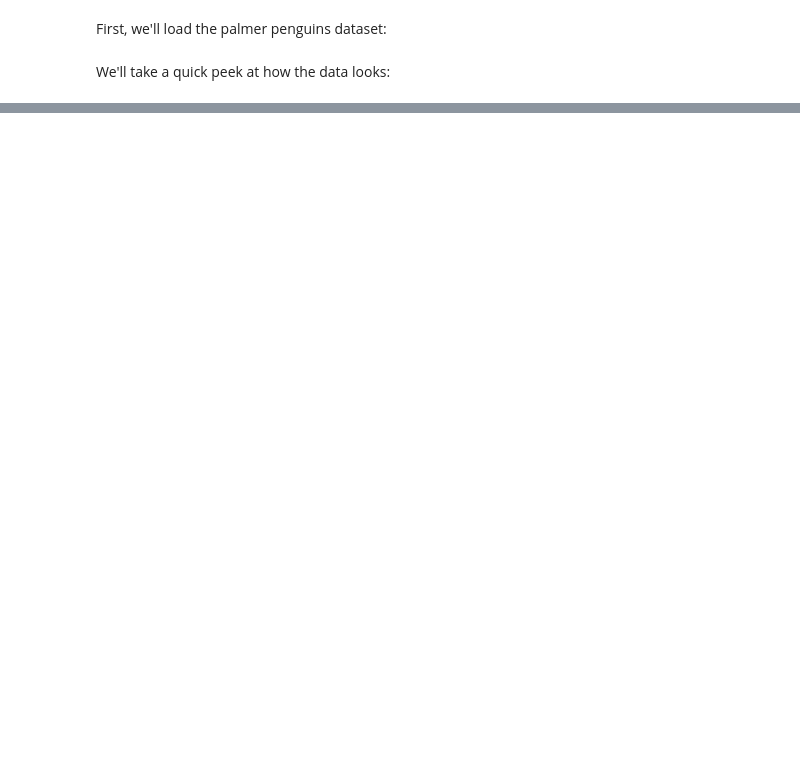
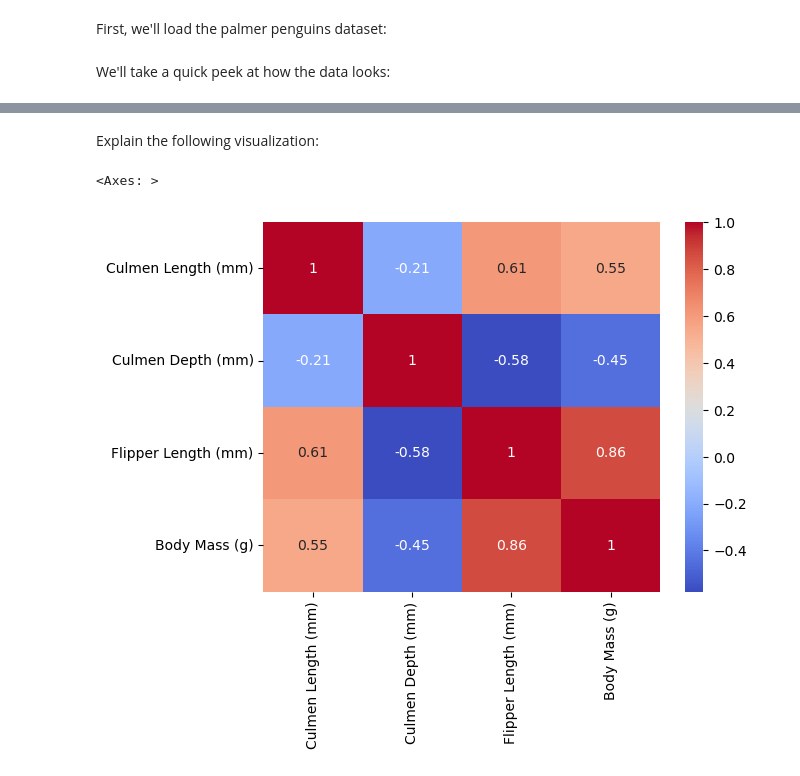
Before and after one commit to charliemoore00/charliemoore00.github.io, a Jupyter notebook: posts/penguins-blog-post/index.ipynb, the cells around one changed output, grey strips where cells are left out. Saved outputs shown, nothing was run; the diff lists cells and outputs as text; code cells hidden in the pictures; blank space fills up the shorter version.

```diff
--- a/posts/penguins-blog-post/index.ipynb
+++ b/posts/penguins-blog-post/index.ipynb
@@ -97,0 +98,8 @@ To explore the data, 2 displayed figures and 1 displayed summary table:
+# %% [markdown]
+Explain the following visualization:
+# %%
+corr = X_train[["Culmen Length (mm)", "Culmen Depth (mm)", "Flipper Length (mm)", "Body Mass (g)"]].corr()
+sns.heatmap(corr, annot=True, cmap='coolwarm')
+# %% [output]
+<Axes: >
+[figure, added]
```
Also changed, not shown: parts of 29 cells of this notebook, 4 other files.
